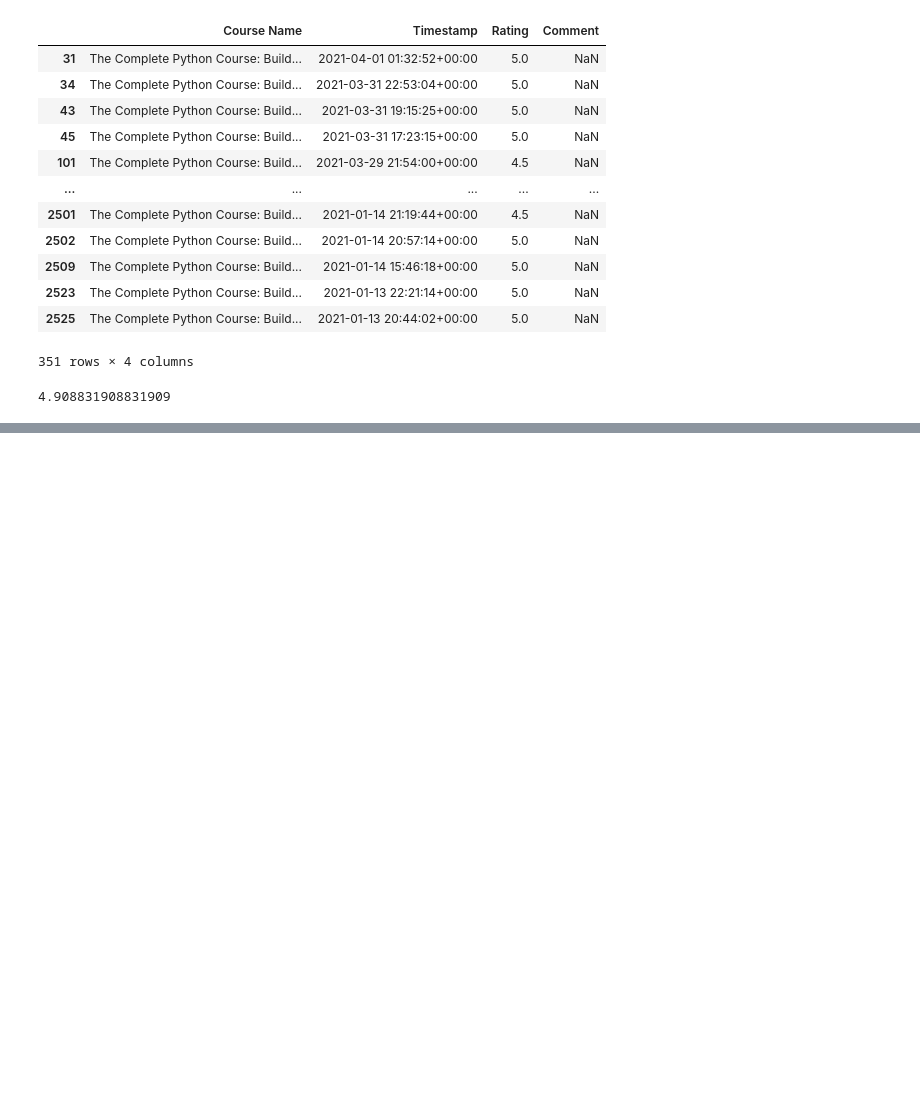
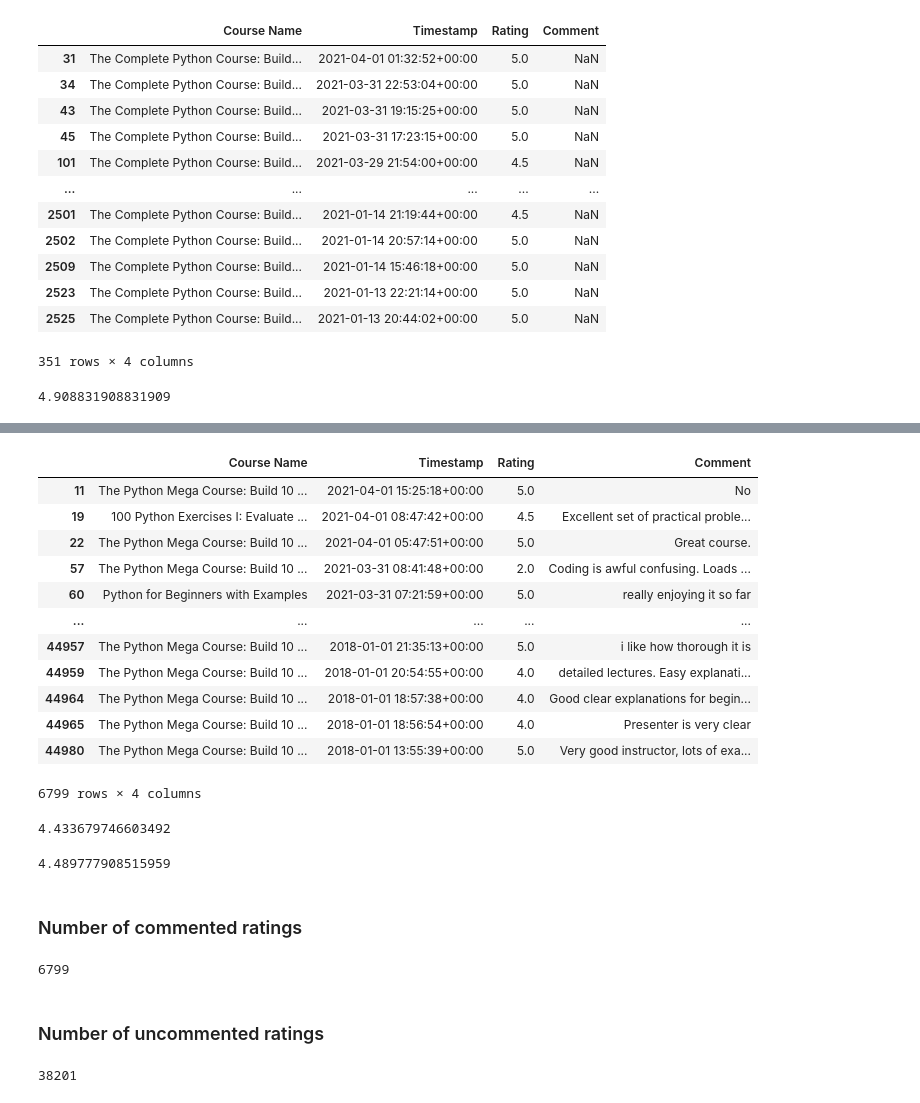
Before and after one commit to AgnesDemon/Python, a Jupyter notebook: packt_python/app_4/reviews.ipynb, the cells around one changed output, grey strips where cells are left out. Saved outputs shown, nothing was run; the diff lists cells and outputs as text; code cells hidden in the pictures; blank space fills up the shorter version.

```diff
--- a/packt_python/app_4/reviews.ipynb
+++ b/packt_python/app_4/reviews.ipynb
@@ -218,0 +298,36 @@ data[(data["Rating"] > 4) & (data["Course Name"] == "The Complete Python Course:
+# %%
+data[data["Comment"].notnull()]
+# %% [output]
+|  | Course Name | Timestamp | Rating | Comment |
+| 11 | The Python Mega Course: Build 10 ... | 2021-04-01 15:25:18+00:00 | 5.0 | No |
+| 19 | 100 Python Exercises I: Evaluate ... | 2021-04-01 08:47:42+00:00 | 4.5 | Excellent set of practical proble... |
+| 22 | The Python Mega Course: Build 10 ... | 2021-04-01 05:47:51+00:00 | 5.0 | Great course. |
+| 57 | The Python Mega Course: Build 10 ... | 2021-03-31 08:41:48+00:00 | 2.0 | Coding is awful confusing. Loads ... |
+| 60 | Python for Beginners with Examples | 2021-03-31 07:21:59+00:00 | 5.0 | really enjoying it so far |
+| ... | ... | ... | ... | ... |
+| 44957 | The Python Mega Course: Build 10 ... | 2018-01-01 21:35:13+00:00 | 5.0 | i like how thorough it is |
+| 44959 | The Python Mega Course: Build 10 ... | 2018-01-01 20:54:55+00:00 | 4.0 | detailed lectures. Easy explanati... |
+| 44964 | The Python Mega Course: Build 10 ... | 2018-01-01 18:57:38+00:00 | 4.0 | Good clear explanations for begin... |
+| 44965 | The Python Mega Course: Build 10 ... | 2018-01-01 18:56:54+00:00 | 4.0 | Presenter is very clear |
+| 44980 | The Python Mega Course: Build 10 ... | 2018-01-01 13:55:39+00:00 | 5.0 | Very good instructor, lots of exa... |
+6799 rows × 4 columns
+# %%
+data[data["Comment"].isnull()]["Rating"].mean()
+# %% [output]
+4.433679746603492
+# %%
+data[data["Comment"].notnull()]["Rating"].mean()
+# %% [output]
+4.489777908515959
+# %% [markdown]
+### Number of commented ratings
+# %%
+data[data["Comment"].notnull()]["Rating"].count()
+# %% [output]
+6799
+# %% [markdown]
+### Number of uncommented ratings
+# %%
+data[data["Comment"].isnull()]["Rating"].count()
+# %% [output]
+38201
```
Also changed, not shown: parts of 24 cells of this notebook.
